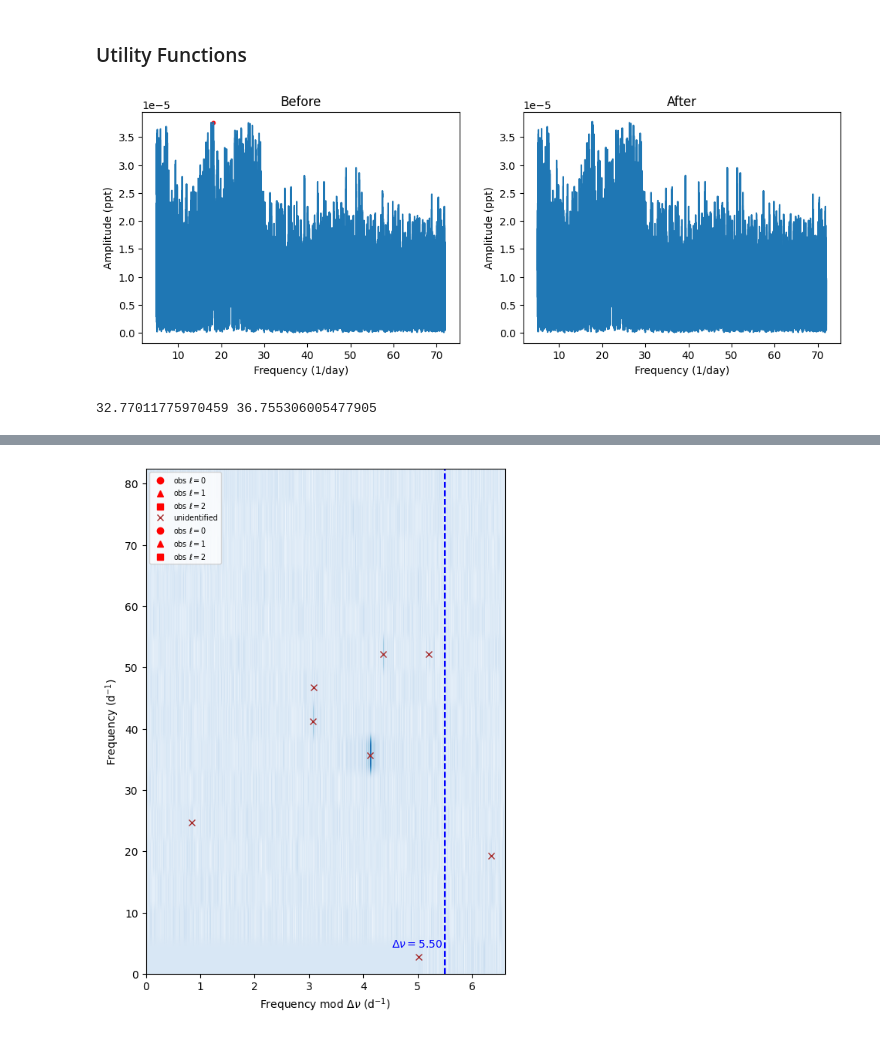
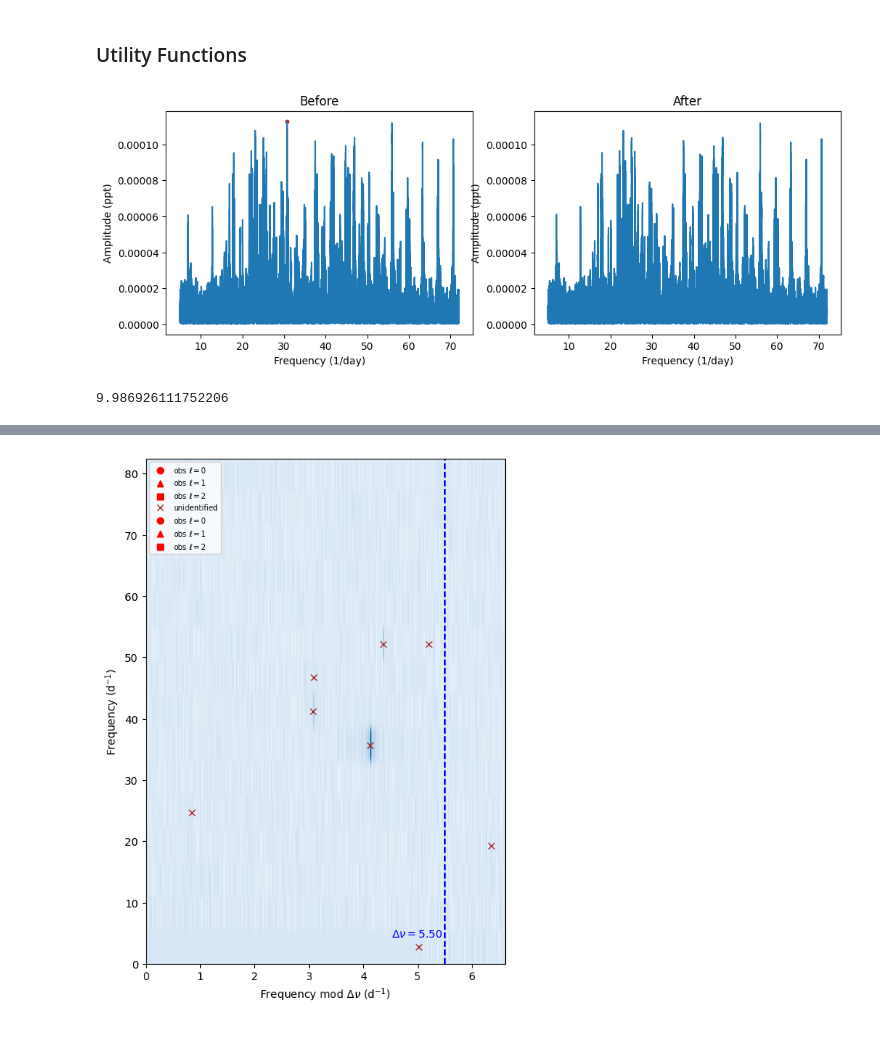
Before and after one commit to gautam-404/PreWhitener, a Jupyter notebook: comp.ipynb, the cells around one changed output, grey strips where cells are left out. Saved outputs shown, nothing was run; the diff lists cells and outputs as text; code cells hidden in the pictures.

```diff
--- a/comp.ipynb
+++ b/comp.ipynb
@@ -23,8 +23,7 @@ from echelle import plot_echelle, interact_echelle
 # star = 'TIC189127221'
 # star = 'TIC235612106'
 # star = 'TIC416747795'
-star = 'TIC469421586'
-# star = 'HD20203'
+star = 'HD20203'
 # star = 'V647Tau'
 # star = 'KIC 9845907'
 
@@ -220,5 +319,5 @@ def remove_overlapping_freqs(df, nearby_tolerance=0.01):
 # %%
-def prewhitener1(time, flux, max_iterations=100, snr_threshold=5, f_sigma=3,
+def prewhitener3(time, flux, max_iterations=100, snr_threshold=5, f_sigma=3,
                 remove_harmonics=True, harmonic_tolerance=0.001,
                 fmin=5, fmax=72, nyq_mult=1, oversample_factor=5, name='star'):
     if not os.path.exists(f'pw/{name}'):
@@ -279,9 +378,11 @@ def prewhitener1(time, flux, max_iterations=100, snr_threshold=5, f_sigma=3,
         amps_i *= 1000 # convert to ppt
 
         ### SNR stopping condition ###
-        noise = median_filter(amps_i, size=int(len(amps_i)*(freqs_i[1]-freqs_i[0])))
-        snr = np.max(amps_i) / np.median(noise)
-        if snr < snr_threshold:
+        T = 0.1
+        local_noise = np.mean(amps_i[(freqs_i > freq - 1/T) & (freqs_i < freq + 1/T)])
+        local_snr = amp / local_noise
+        print(local_snr)
+        if local_snr < snr_threshold:
             # print('SNR threshold reached')
             break
 
@@ -299,7 +400,9 @@ def prewhitener1(time, flux, max_iterations=100, snr_threshold=5, f_sigma=3,
         display.display(plt.gcf())
     plt.close()
 
-    freq_amp = pd.DataFrame({'freq': peak_freqs, 'amp': peak_amps})
+    freq_amp = pd.DataFrame({'freq': peak_freqs, 'amp': peak_amps}).sort_values(by='freq')
+    labels = ['F'+str(i) for i in range(len(freq_amp))]
+    freq_amp['label'] = labels
 
     ## Sorting the peaks by freq
     freq_amp = harmonics_check(freq_amp, harmonic_tolerance=harmonic_tolerance)
@@ -313,4 +416,5 @@ def prewhitener1(time, flux, max_iterations=100, snr_threshold=5, f_sigma=3,
 
     # Save the frequencies and amplitudes
     freq_amp.to_csv(f'pw/{name}/frequencies.csv', index=False)
-    return freq_amp.freq.values, freq_amp.amp.values
+    # return freq_amp.freq.values, freq_amp.amp.values
+    return freq_amp
@@ -529,18 +635,10 @@ def prewhitener2(time, flux, max_iterations=100, snr_threshold=5, f_sigma=3,
 # %%
 start = time.time()
 for t, flux in zip(t_list, flux_list):
-    peak_freqs1, peak_amps1 = prewhitener1(t, flux, snr_threshold=4, remove_harmonics=True, harmonic_tolerance=0.01, f_sigma=3)
+    freq_amp = prewhitener1(t, flux, snr_threshold=10, remove_harmonics=True, harmonic_tolerance=1/27, f_sigma=3)
+    peak_freqs1, peak_amps1 = freq_amp.freq.values, freq_amp.amp.values
 end = time.time()
 time_taken_1 = (end-start)/len(t_list)
-
-start = time.time()
-for t, flux in zip(t_list, flux_list):
-    peak_freqs2, peak_amps2 = prewhitener3(t, flux, snr_threshold=0.001, remove_harmonics=True, harmonic_tolerance=0.01, f_sigma=3)
-end = time.time()
-time_taken_2 = (end-start)/len(t_list)
 # %% [output]
-[figure, old version]
+[figure, new version]
+9.986926111752206
-# %%
-print(time_taken_1, time_taken_2)
-# %% [output]
-32.77011775970459 36.755306005477905
```
Also changed, not shown: parts of 9 cells of this notebook, 4 other files.
